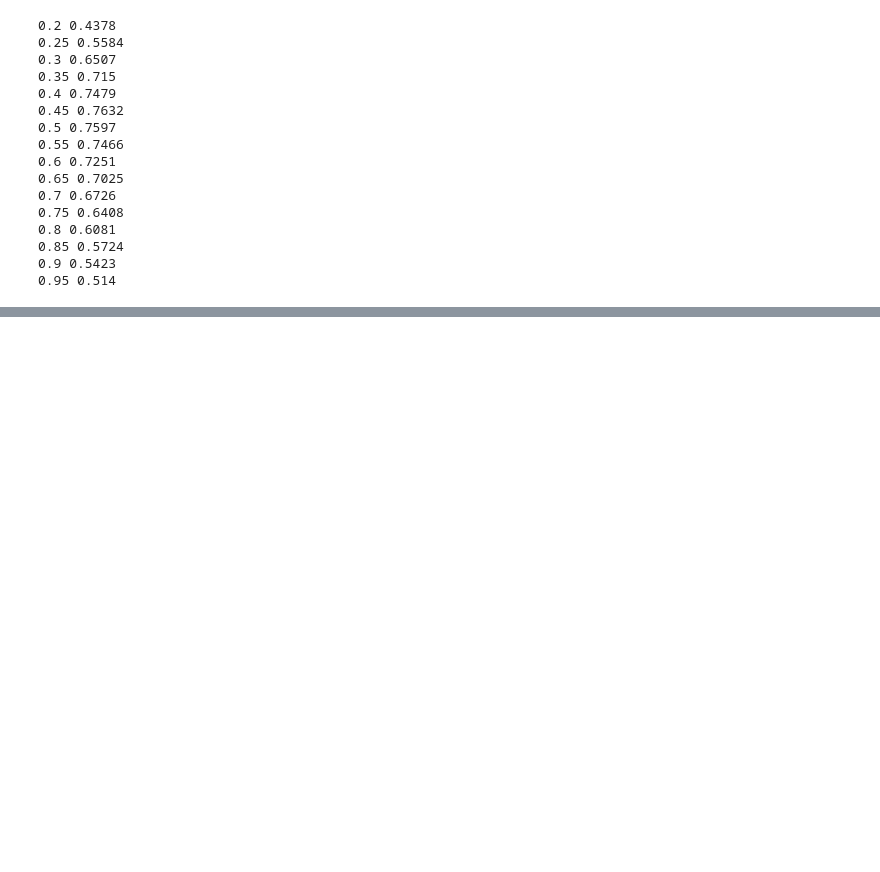
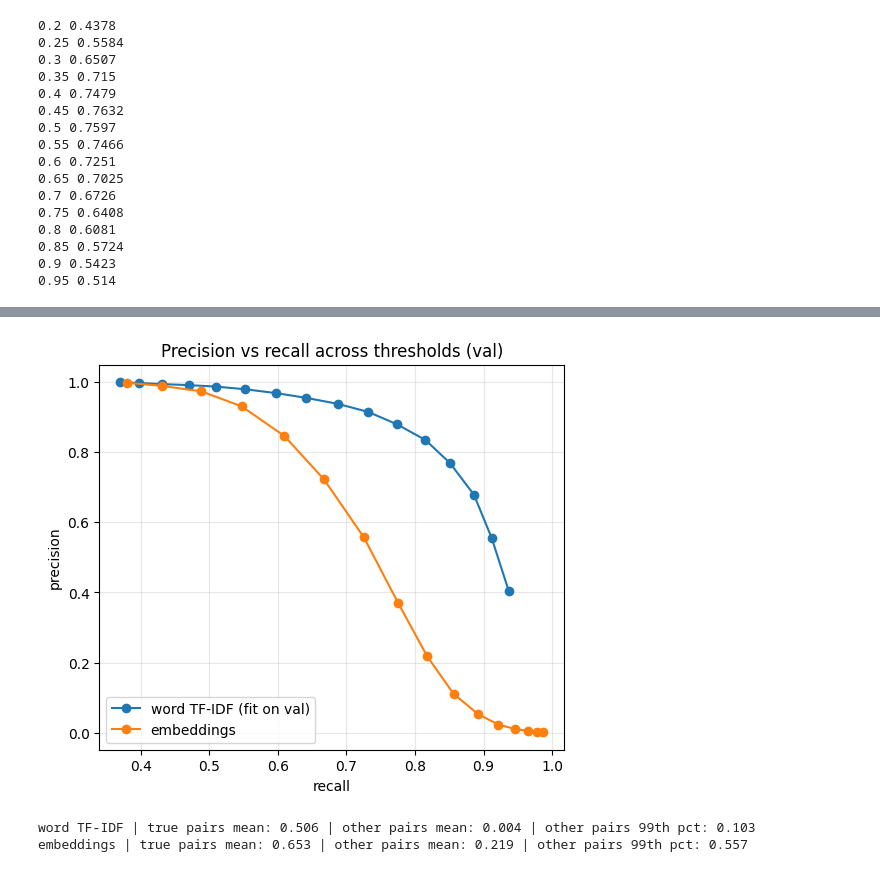
Before and after one commit to vector298/WEC_Task_submission, a Jupyter notebook: mandatory-tasks/shopee-product-matching/Part_B/notebook.ipynb, the cells around one changed output, grey strips where cells are left out. Drawn from its saved outputs; the diff is of its cells as text; code cells hidden in the pictures; blank space fills up the shorter version.

```diff
--- a/mandatory-tasks/shopee-product-matching/Part_B/notebook.ipynb
+++ b/mandatory-tasks/shopee-product-matching/Part_B/notebook.ipynb
@@ -201,0 +566,15 @@ for thr, f in results:
+# %%
+from sentence_transformers import SentenceTransformer
+import time
+
+t0 = time.time()
+model = SentenceTransformer("paraphrase-multilingual-MiniLM-L12-v2")
+E = model.encode(val.title.tolist(), batch_size=128,
+                 normalize_embeddings=True, show_progress_bar=True)
+S4 = E @ E.T
+np.fill_diagonal(S4, 1.0)
+print("encode time:", round(time.time() - t0), "s", S4.shape)
+
+res4 = [(round(t, 2), float(set_f1(predict(S4, t), lab)))
+        for t in np.arange(0.3, 0.96, 0.05)]
+for r in res4: print(r)
@@ -201,0 +605,29 @@ for thr, f in results:
+# %%
+plt.figure(figsize=(6, 5))
+for name, Sx in {"word TF-IDF (fit on val)": S2, "embeddings": S4}.items():
+    ps, rs = [], []
+    for t in np.arange(0.2, 0.96, 0.05):
+        p, r = prec_rec(predict(Sx, t), lab)
+        ps.append(p); rs.append(r)
+    plt.plot(rs, ps, marker="o", label=name)
+plt.xlabel("recall"); plt.ylabel("precision"); plt.legend(); plt.grid(alpha=0.3)
+plt.title("Precision vs recall across thresholds (val)")
+plt.savefig("/kaggle/working/results/pr_curve_word_vs_embed.png",
+            dpi=150, bbox_inches="tight")
+plt.show()
+# %% [output]
+[figure, added]
+# %%
+iu = np.triu_indices(len(lab), k=1)
+same = (lab[iu[0]] == lab[iu[1]])
+rng = np.random.default_rng(0)
+sel = rng.choice(len(iu[0]), 400000, replace=False)
+for name, Sx in {"word TF-IDF": S2, "embeddings": S4}.items():
+    v = Sx[iu[0][sel], iu[1][sel]]
+    m = same[sel]
+    print(name, "| true pairs mean:", round(v[m].mean(), 3),
+          "| other pairs mean:", round(v[~m].mean(), 3),
+          "| other pairs 99th pct:", round(np.percentile(v[~m], 99), 3))
+# %% [output]
+word TF-IDF | true pairs mean: 0.506 | other pairs mean: 0.004 | other pairs 99th pct: 0.103
+embeddings | true pairs mean: 0.653 | other pairs mean: 0.219 | other pairs 99th pct: 0.557
```
Also changed, not shown: parts of 33 cells of this notebook, 4 other files.
